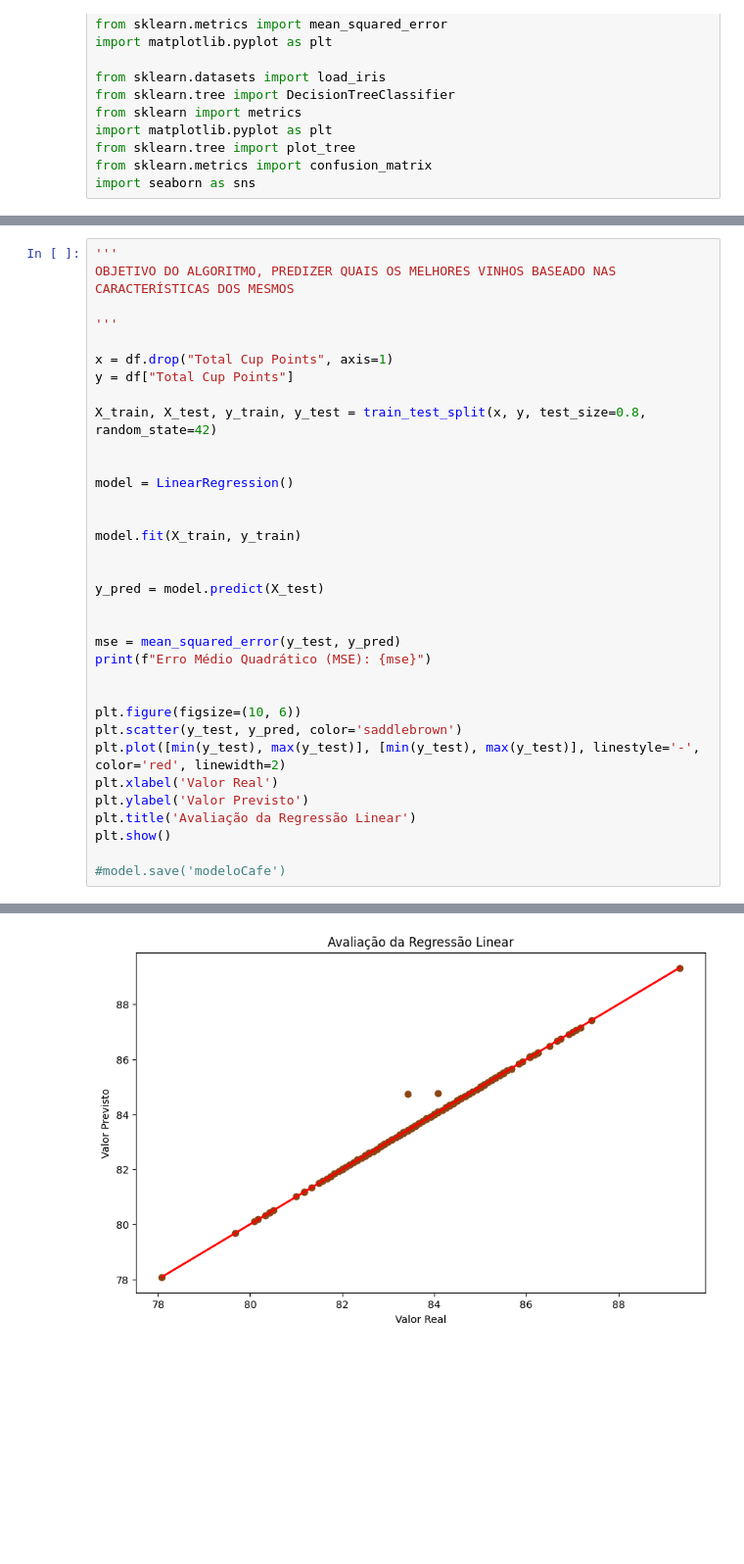
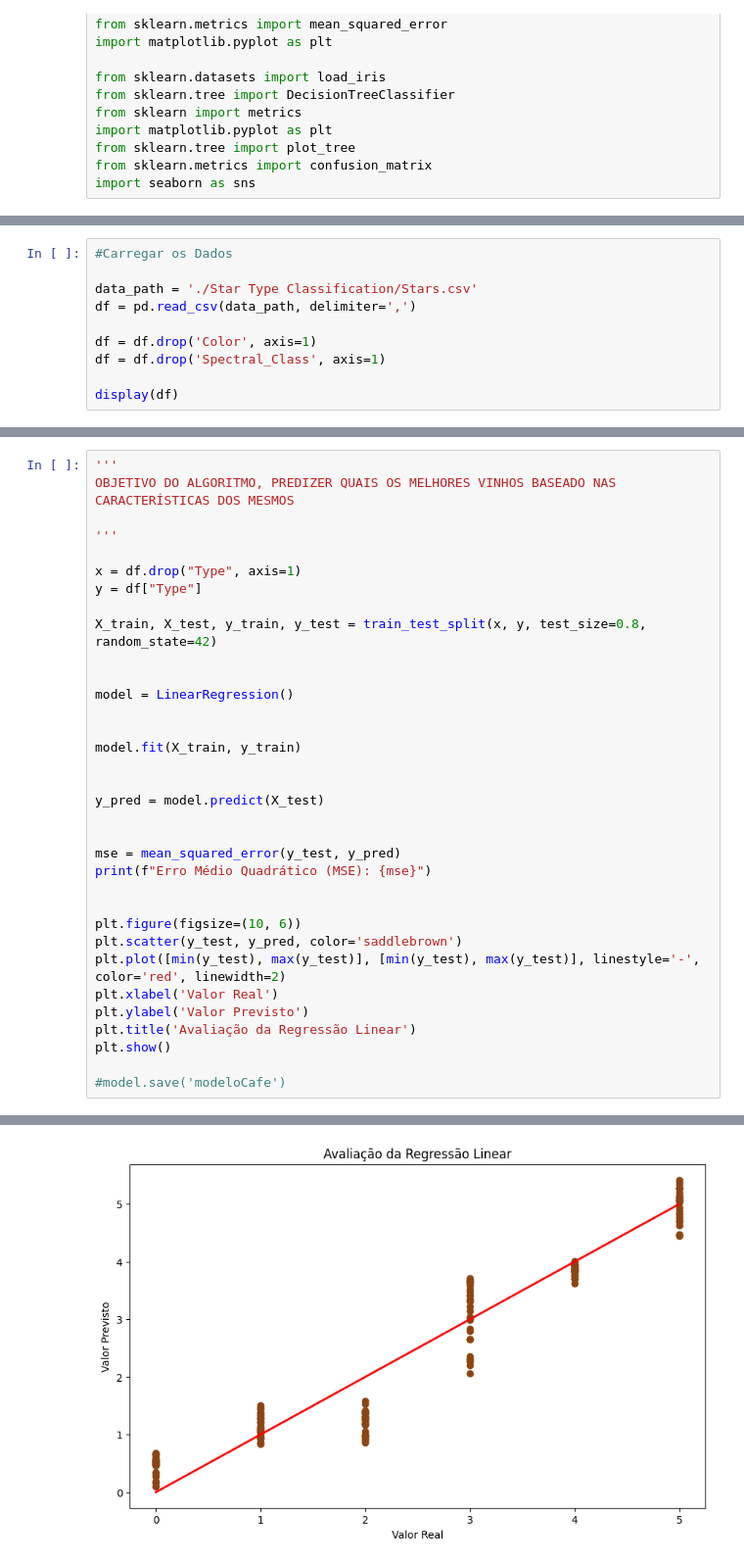
Before and after one commit to mageeus/python, a Jupyter notebook: IA/RegressaoLinear copy.ipynb, the cells around one changed output, grey strips where cells are left out. Shown: that part at 98% size. Saved outputs shown, nothing was run; the diff lists cells and outputs as text; blank space fills up the shorter version.

```diff
--- a/IA/RegressaoLinear copy.ipynb
+++ b/IA/RegressaoLinear copy.ipynb
@@ -68,0 +17,10 @@ display(df)
+# %%
+#Carregar os Dados
+
+data_path = './Star Type Classification/Stars.csv'
+df = pd.read_csv(data_path, delimiter=',')
+
+df = df.drop('Color', axis=1)
+df = df.drop('Spectral_Class', axis=1)
+
+display(df)
@@ -72,8 +44,8 @@ OBJETIVO DO ALGORITMO, PREDIZER QUAIS OS MELHORES VINHOS BASEADO NAS CARACTERÍS
 
 '''
 
-x = df.drop("Total Cup Points", axis=1)
-y = df["Total Cup Points"]
+x = df.drop("Type", axis=1)
+y = df["Type"]
 
 X_train, X_test, y_train, y_test = train_test_split(x, y, test_size=0.8, random_state=42)
 
@@ -105,4 +77,4 @@ Erro Médio Quadrático (MSE): 0.013566032273559035
-[figure, old version]
+[figure, new version]
 # %%
 
 # Carregar o conjunto de dados Iris
```
Also changed, not shown: parts of 4 cells of this notebook, 4 other files.
